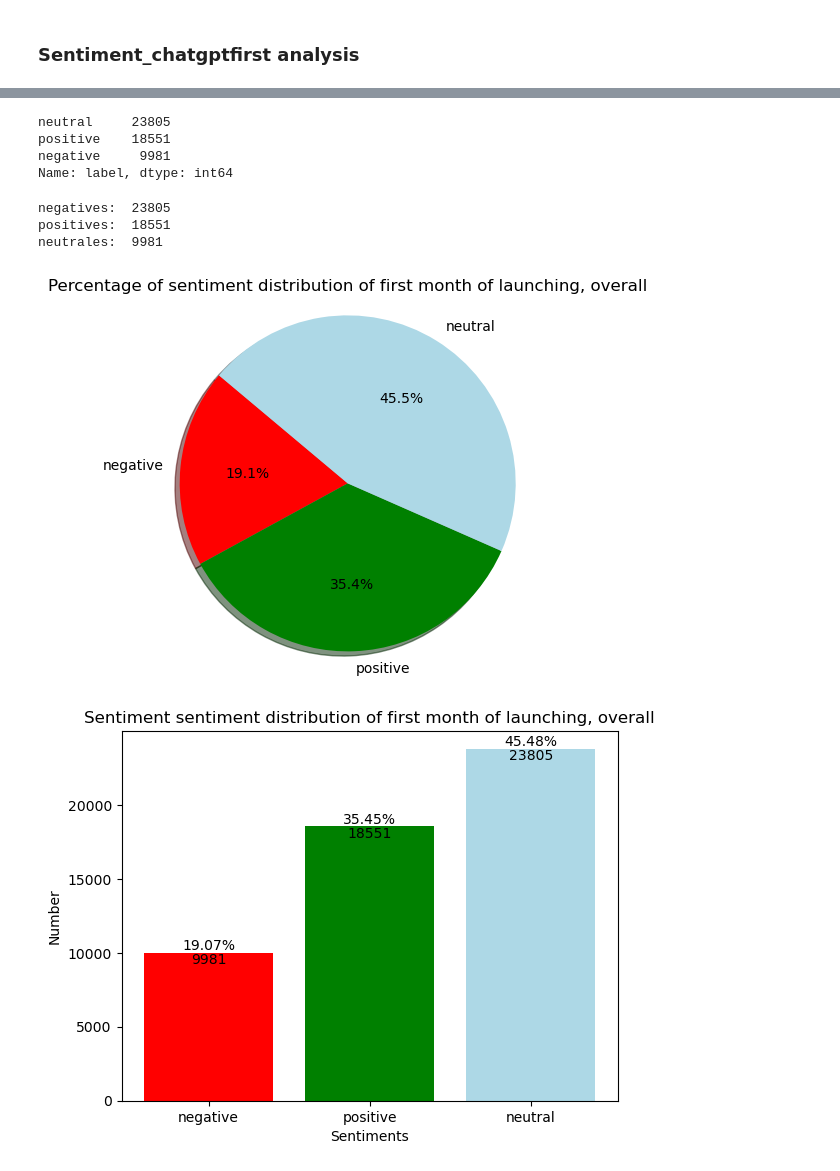
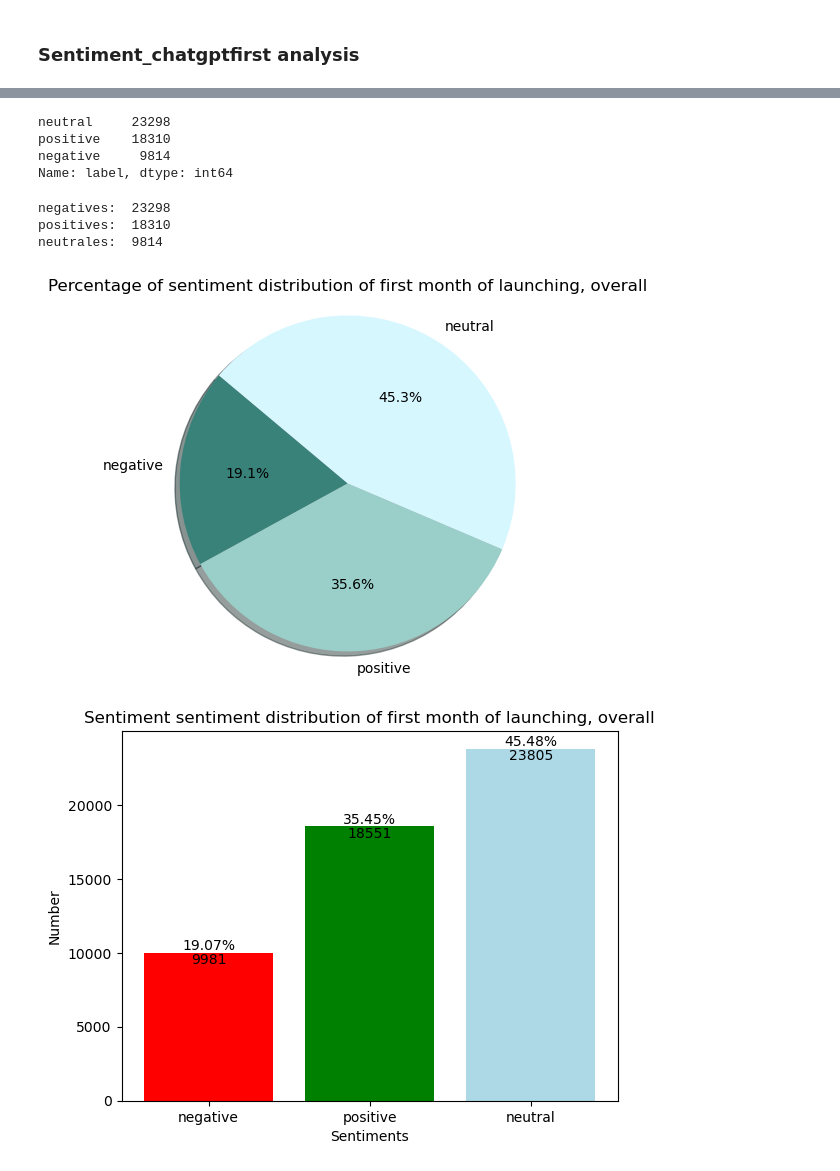
Before and after one commit to Ajkunas/computational-social-media, a Jupyter notebook: first_month_analysis.ipynb, the cells around one changed output, grey strips where cells are left out. Drawn from its saved outputs; the diff is of its cells as text; code cells hidden in the pictures.

Commit message:
Fixed first dataset
also plots for sentiment analysis, topic analysis, emotion analysis

```diff
--- a/first_month_analysis.ipynb
+++ b/first_month_analysis.ipynb
@@ -23,3 +23,10 @@ df.head()
 | 2 | 357645 | gabriel furstenheim | mathematician developer amazon pr... | Russel vs ChatGPT. It's also funn... | russel chatgpt it funny take long... | neutral | 2022-12-05 17:09:04+00:00 |
 | 3 | 357644 | iamtmoyo | blockchain enthusiast philanthrop... | Levels🙏🙏🙏,so happy for the chatGP... | levelsso happy chatgpt team com r... | positive | 2022-12-05 17:10:31+00:00 |
 | 4 | 357643 | nenu | brain meant processing million tw... | ChatGPT is the biggest, smartest ... | chatgpt biggest smartest brain wo... | positive | 2022-12-05 17:11:10+00:00 |
+# %%
+df_temp = df[df.user_name != 'beyondbacktesting']
+df_temp = df_temp[df_temp.user_name != 'richard geldreich']
+df_temp = df_temp[df_temp.user_name != 'chatgpt']
+df_temp = df_temp[df_temp.user_name != 'richard kim']
+df_temp = df_temp[df_temp.user_name != 'datachazgpt not bot']
+df = df_temp
@@ -59,9 +72,9 @@ sentiments = df.label
 # %%
 sentiments.value_counts()
 # %% [output]
-neutral     23805
-positive    18551
-negative     9981
+neutral     23298
+positive    18310
+negative     9814
 Name: label, dtype: int64
 # %%
 # save all the negativ values in a list and count them
@@ -74,23 +87,23 @@ print("negatives: " ,len(neutrals))
 print("positives: ", len(positives))
 print("neutrales: ", len(negatives))
 # %% [output]
-negatives:  23805
-positives:  18551
-neutrales:  9981
+negatives:  23298
+positives:  18310
+neutrales:  9814
 # %%
 #plot the proportion of sentiments
 import matplotlib.pyplot as plt
 
 labels = ['negative', 'positive', 'neutral']
 sizes = [len(negatives), len(positives), len(neutrals)]
-colors = ['red', 'green', 'lightblue']
+colors = ['#39827a', '#9acfc9', '#d7f7ff']
 
 plt.pie(sizes, labels=labels, colors=colors, autopct='%1.1f%%', shadow=True, startangle=140)
 plt.axis('equal')
 plt.title('Percentage of sentiment distribution of first month of launching, overall')
 plt.show()
 # %% [output]
-[figure, old version]
+[figure, new version]
 # %%
 # histogram
 import matplotlib.pyplot as plt
```
Also changed, not shown: parts of 28 cells of this notebook, 7 other files.
